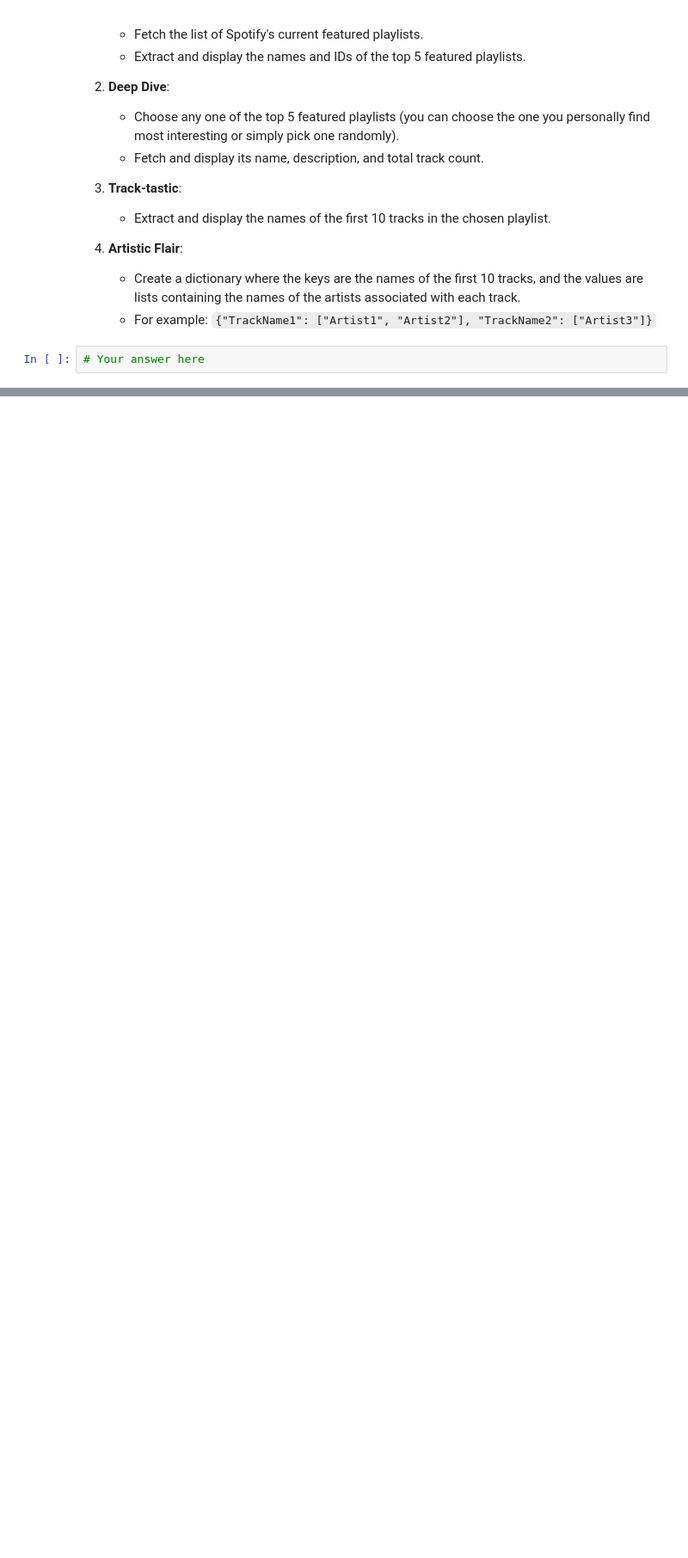
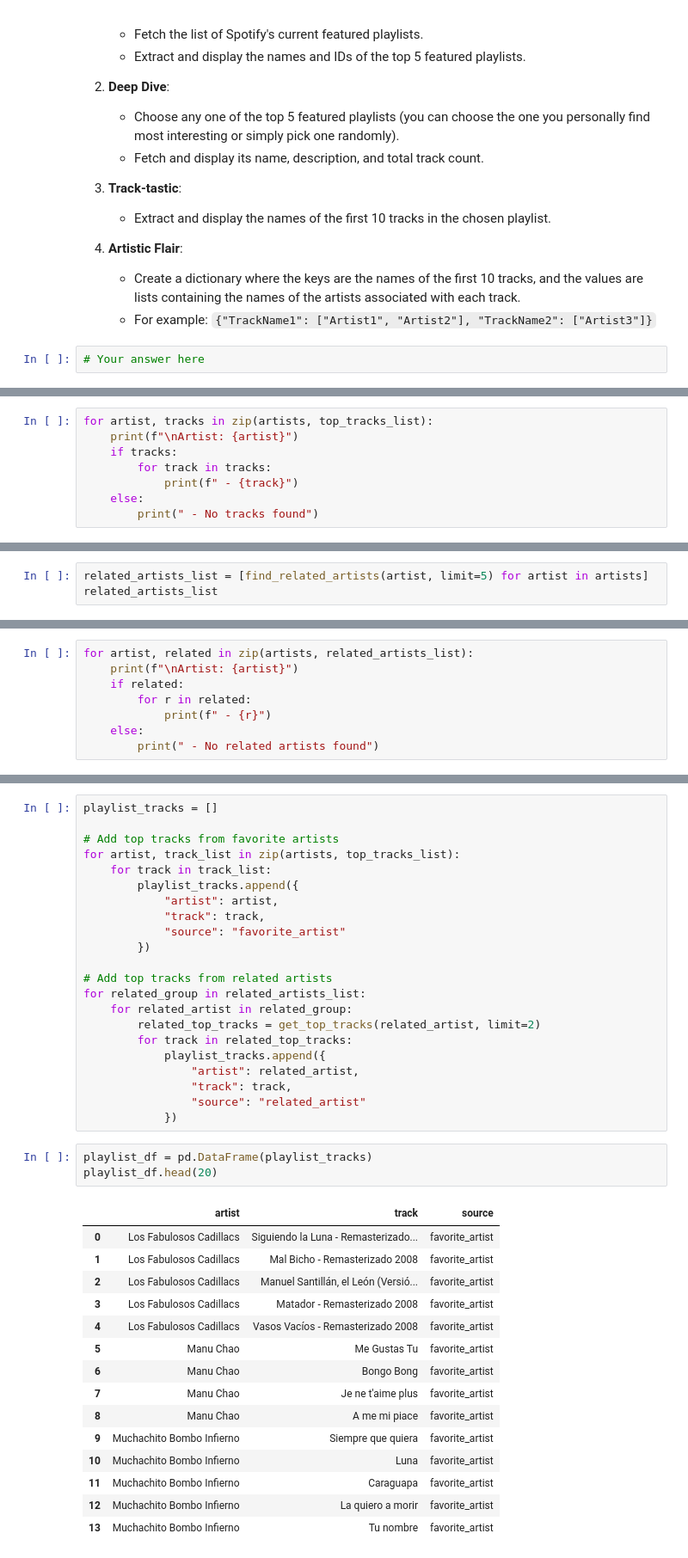
Before and after one commit to PaulinaMamiaga/lab-apis, a Jupyter notebook: lab-apis.ipynb, the cells around one changed output, grey strips where cells are left out. Shown at 86% size. Drawn from its saved outputs; the diff is of its cells as text; blank space fills up the shorter version.

```diff
--- a/lab-apis.ipynb
+++ b/lab-apis.ipynb
@@ -596,0 +566,8 @@ TypeError: string indices must be integers, not 'str'
+# %%
+for artist, tracks in zip(artists, top_tracks_list):
+    print(f"\nArtist: {artist}")
+    if tracks:
+        for track in tracks:
+            print(f" - {track}")
+    else:
+        print(" - No tracks found")
@@ -596,0 +670,3 @@ TypeError: string indices must be integers, not 'str'
+# %%
+related_artists_list = [find_related_artists(artist, limit=5) for artist in artists]
+related_artists_list
@@ -596,0 +693,8 @@ TypeError: string indices must be integers, not 'str'
+# %%
+for artist, related in zip(artists, related_artists_list):
+    print(f"\nArtist: {artist}")
+    if related:
+        for r in related:
+            print(f" - {r}")
+    else:
+        print(" - No related artists found")
@@ -596,0 +712,41 @@ TypeError: string indices must be integers, not 'str'
+# %%
+playlist_tracks = []
+
+# Add top tracks from favorite artists
+for artist, track_list in zip(artists, top_tracks_list):
+    for track in track_list:
+        playlist_tracks.append({
+            "artist": artist,
+            "track": track,
+            "source": "favorite_artist"
+        })
+
+# Add top tracks from related artists
+for related_group in related_artists_list:
+    for related_artist in related_group:
+        related_top_tracks = get_top_tracks(related_artist, limit=2)
+        for track in related_top_tracks:
+            playlist_tracks.append({
+                "artist": related_artist,
+                "track": track,
+                "source": "related_artist"
+            })
+# %%
+playlist_df = pd.DataFrame(playlist_tracks)
+playlist_df.head(20)
+# %% [output]
+|  | artist | track | source |
+| 0 | Los Fabulosos Cadillacs | Siguiendo la Luna - Remasterizado... | favorite_artist |
+| 1 | Los Fabulosos Cadillacs | Mal Bicho - Remasterizado 2008 | favorite_artist |
+| 2 | Los Fabulosos Cadillacs | Manuel Santillán, el León (Versió... | favorite_artist |
+| 3 | Los Fabulosos Cadillacs | Matador - Remasterizado 2008 | favorite_artist |
+| 4 | Los Fabulosos Cadillacs | Vasos Vacíos - Remasterizado 2008 | favorite_artist |
+| 5 | Manu Chao | Me Gustas Tu | favorite_artist |
+| 6 | Manu Chao | Bongo Bong | favorite_artist |
+| 7 | Manu Chao | Je ne t'aime plus | favorite_artist |
+| 8 | Manu Chao | A me mi piace | favorite_artist |
+| 9 | Muchachito Bombo Infierno | Siempre que quiera | favorite_artist |
+| 10 | Muchachito Bombo Infierno | Luna | favorite_artist |
+| 11 | Muchachito Bombo Infierno | Caraguapa | favorite_artist |
+| 12 | Muchachito Bombo Infierno | La quiero a morir | favorite_artist |
+| 13 | Muchachito Bombo Infierno | Tu nombre | favorite_artist |
```
Also changed, not shown: parts of 126 cells of this notebook, 1 other file.
